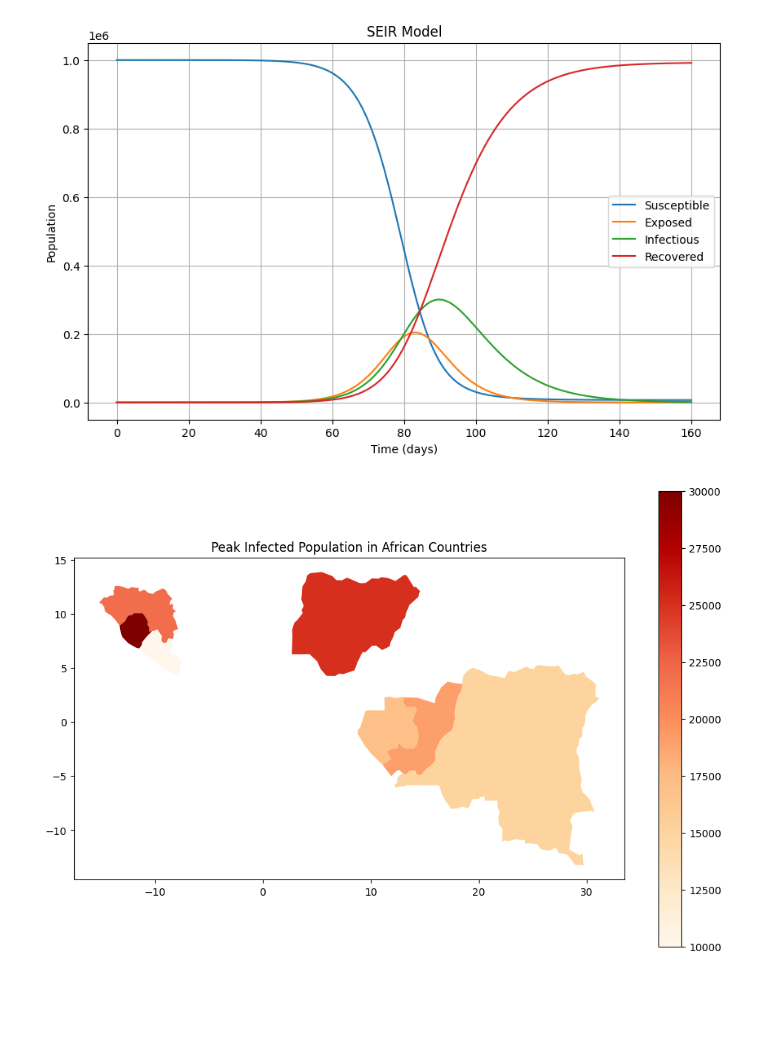
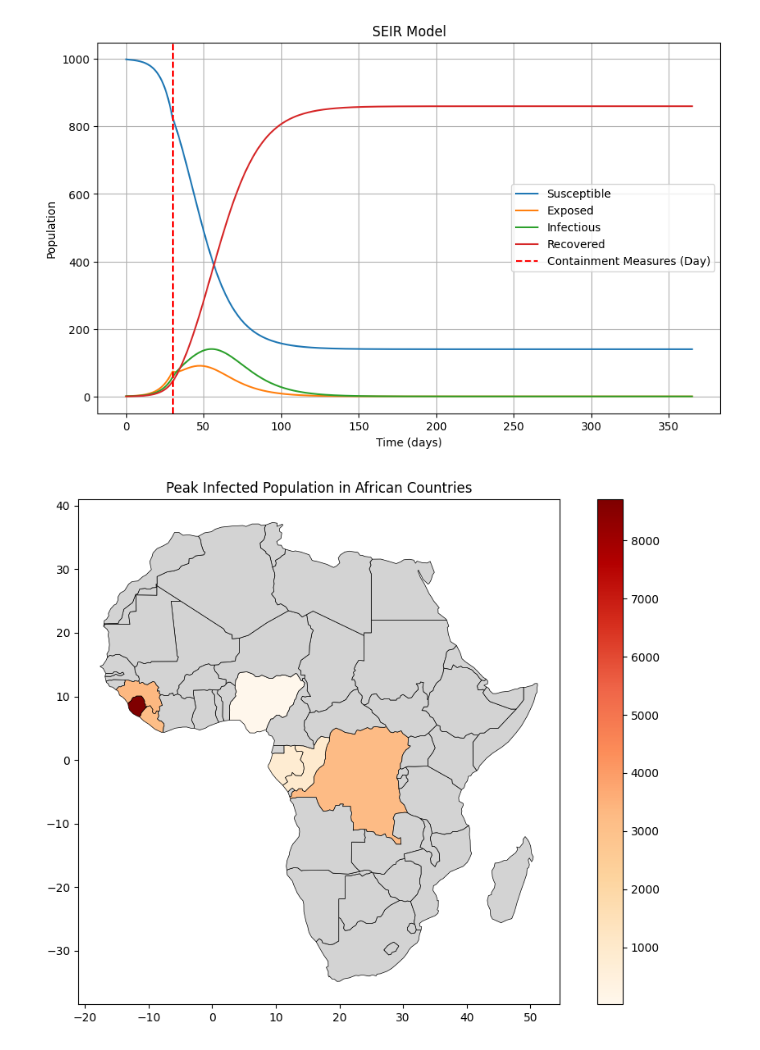
Before and after one commit to JasonHunter95/Ebola-Project, a Jupyter notebook: EbolaModel.ipynb, the cells around one changed output. Cells and saved outputs as stored; diff of their text form; code cells hidden in the pictures; blank space fills up the shorter version.

```diff
--- a/EbolaModel.ipynb
+++ b/EbolaModel.ipynb
@@ -3,10 +3,17 @@ import numpy as np
 import pandas as pd
 from scipy.integrate import odeint
 import matplotlib.pyplot as plt
+import seaborn as sns
 
 # Define the SEIR model
-def seir_model(y, t, N, beta, sigma, gamma):
+def seir_model(y, t, N, beta, sigma, gamma, healthcare_quality, containment_effectiveness, time_of_containment):
     S, E, I, R = y
+    if t > time_of_containment:
+        beta = beta * containment_effectiveness
+
+    gamma = gamma * (1 + healthcare_quality)
+
+    # differential equations
     dSdt = -beta * S * I / N
     dEdt = beta * S * I / N - sigma * E
     dIdt = sigma * E - gamma * I
@@ -14,7 +21,7 @@ def seir_model(y, t, N, beta, sigma, gamma):
     return dSdt, dEdt, dIdt, dRdt
 
 # Initial conditions
-N = 1_000_000  # Total population
+N = 1000  # Total population
 I0 = 1         # Initial number of infected individuals
 E0 = 0         # Initial number of exposed individuals
 R0 = 0         # Initial number of recovered individuals
@@ -26,12 +33,16 @@ beta = 0.5     # Transmission rate
 sigma = 1/5.2  # Progression rate (incubation period ~5.2 days)
 gamma = 1/10   # Recovery rate (infectious period ~10 days)
 
+healthcare_quality = 0.15
+containment_effectiveness = 0.5
+time_of_containment = 30
+
 # Time grid (days)
-t = np.linspace(0, 160, 160)
+t = np.linspace(0, 365, 365)
 
 # Solve the differential equations
-ret = odeint(seir_model, y0, t, args=(N, beta, sigma, gamma))
-S, E, I, R = ret.T
+solution = odeint(seir_model, y0, t, args=(N, beta, sigma, gamma, healthcare_quality, containment_effectiveness, time_of_containment))
+S, E, I, R = solution.T
 
 # Plot the results
 plt.figure(figsize=(10, 6))
@@ -39,6 +50,7 @@ plt.plot(t, S, label='Susceptible')
 plt.plot(t, E, label='Exposed')
 plt.plot(t, I, label='Infectious')
 plt.plot(t, R, label='Recovered')
+plt.axvline(x=time_of_containment, color='r', linestyle='--', label='Containment Measures (Day)')
 plt.xlabel('Time (days)')
 plt.ylabel('Population')
 plt.legend()
@@ -46,7 +58,7 @@ plt.title('SEIR Model')
 plt.grid()
 plt.show()
 # %% [output]
-[figure, old version]
+[figure, new version]
 # %%
 import folium
 import pandas as pd
@@ -54,38 +66,40 @@ import geopandas as gpd
 import matplotlib.pyplot as plt
 
 # Load the shapefile into a GeoDataFrame
 world = gpd.read_file("/Users/JasonHunter/Desktop/ne_110m_admin_0_countries/ne_110m_admin_0_countries.shp")
 
 # Load in the city data
 cities = gpd.read_file("/Users/JasonHunter/Desktop/ne_110m_populated_places/ne_110m_populated_places.shp")
-# print(cities.head())
 
 
 # Filter out only African countries
 africa = world[world['CONTINENT'] == 'Africa']
 cities = cities[cities['ADM0NAME'].isin(africa['ADMIN'])]
 # print(cities.head())
+cities_grouped = cities.groupby('NAME')['geometry'].apply(lambda x: x.values.tolist()).reset_index()
+# print(cities_grouped.head())
+
+
 
 # Check the structure of the GeoDataFrame
 # print(africa.head())
 
 seir_results = pd.DataFrame({
     'ADMIN': ['Nigeria', 'Guinea', 'Sierra Leone', 'Liberia', 'Democratic Republic of the Congo', 'Gabon', 'Republic of the Congo'],  # Relevant countries
-    'peak_infected': [25000, 22000, 30000, 10000, 15000, 17000, 19000],  # I added fake peak infected numbers for illustration
-    # relevant cities
+    'peak_infected': [19, 3351, 8704, 3153, 3250, 807, 950], # these numbers are from the dataset, but also some are from wikipedia
 
 })
 
 # Merge SEIR results with GeoDataFrame
 africa = africa.merge(seir_results, on='ADMIN', how='left')
 
 
 # Plot the map, coloring countries by peak infected
-africa.plot(column='peak_infected', cmap='OrRd', legend=True, figsize=(12, 8))
+africa.plot(column='peak_infected', cmap='OrRd', legend=True, figsize=(12, 8), missing_kwds={'color': 'lightgrey'}, edgecolor='black', linewidth=0.5)
 plt.title('Peak Infected Population in African Countries')
 plt.show()
 # %% [output]
-[figure, old version]
+[figure, new version]
 # %%
 africa_json = africa.to_crs(epsg=4326).to_json() # epsg=4326 is the WGS84 coordinate system
 
```
Also changed, not shown: parts of 12 cells of this notebook, 2 other files.
